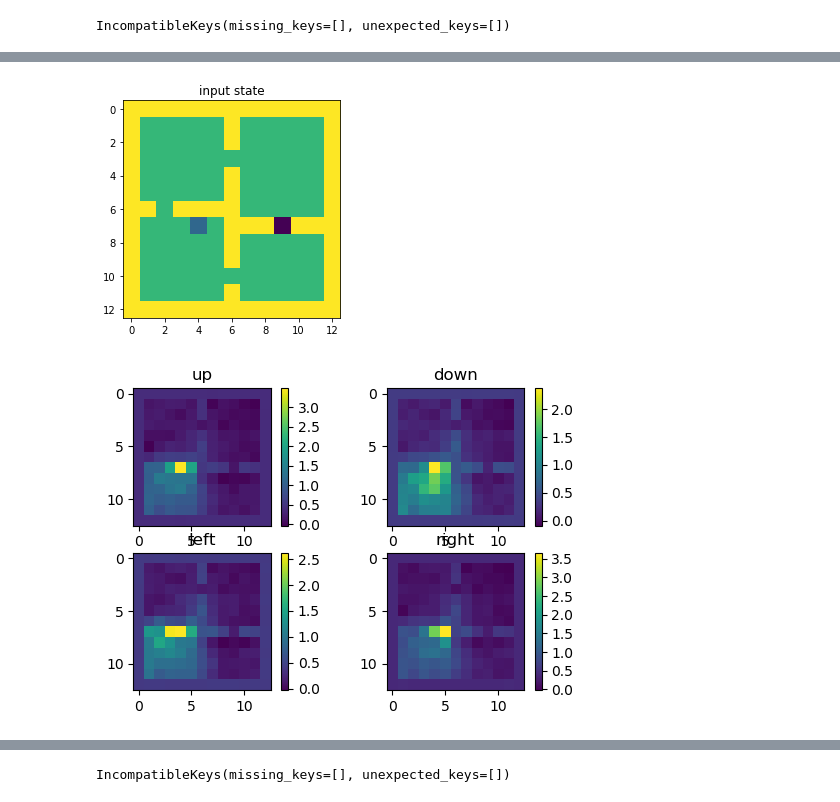
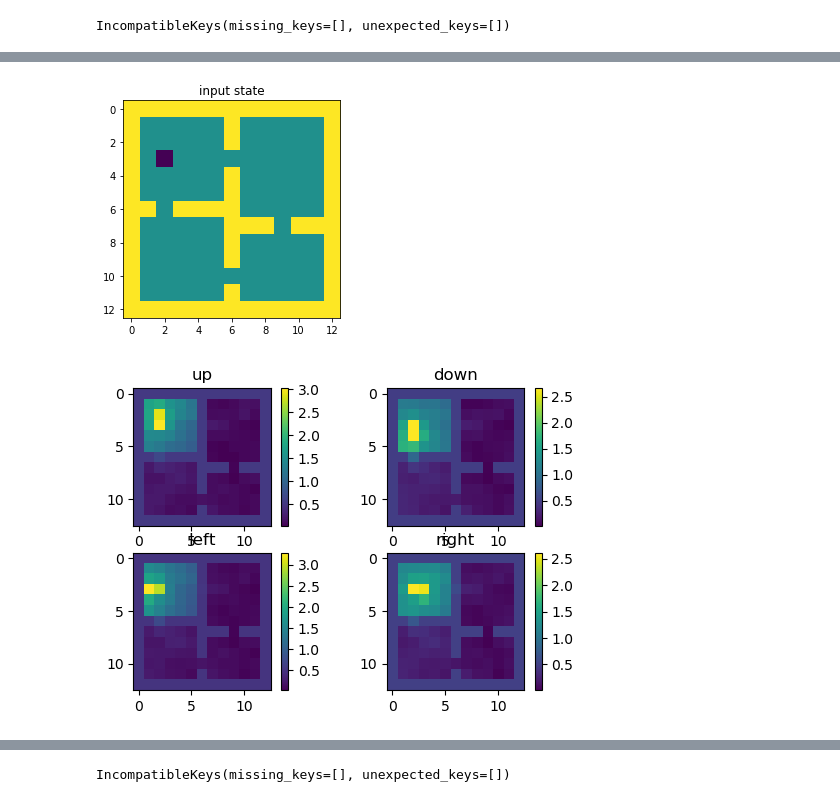
Before and after one commit to psurya1994/successor-feature-representations, a Jupyter notebook: notebooks/11-visualize-apsf.ipynb, the cells around one changed output, grey strips where cells are left out. Cells and saved outputs as stored; diff of their text form; code cells hidden in the pictures.

Commit message:
Checkpoint. Before code reorg.

```diff
--- a/notebooks/11-visualize-apsf.ipynb
+++ b/notebooks/11-visualize-apsf.ipynb
@@ -25,9 +25,9 @@ def avdsr_feature(**kwargs):
     config.c = 1
 
     config.optimizer_fn = lambda params: torch.optim.RMSprop(params, 0.002)
-#     config.network_fn = lambda: SRNet(config.action_dim, SRIdentityBody(config.state_dim), hidden_units=(), config=0) #CHECK
-    config.network_fn = lambda: SRNetCNN(config.action_dim, SRIdentityBody(config.state_dim),
-                                         hidden_units=(2000,), config=0)
+    config.network_fn = lambda: SRNet(config.action_dim, SRIdentityBody(config.state_dim), hidden_units=(), config=0) #CHECK
+#     config.network_fn = lambda: SRNetCNN(config.action_dim, SRIdentityBody(config.state_dim),
+#                                          hidden_units=(2000,), config=0)
     config.replay_fn = lambda: Replay(memory_size=int(4e5), batch_size=10)
 
     config.random_action_prob = LinearSchedule(1, 1, 1e4) # CHECK
@@ -59,7 +59,7 @@ def avdsr_feature(**kwargs):
 # %%
 avdsr = avdsr_feature(game='FourRoomsMatrixNoTerm', agents=[], choice=0)
 # %%
-weights = torch.load('../storage/24-300000-avdsr.weights', map_location='cpu').state_dict()
+weights = torch.load('../storage/01-avdsr.weights', map_location='cpu').state_dict()
 avdsr.network.load_state_dict(weights,strict=True)
 # %% [output]
 IncompatibleKeys(missing_keys=[], unexpected_keys=[])
@@ -75,28 +77,28 @@ plt.show()
 # %%
 from deep_rl.component.fourrooms import *
 g = [21, 28, 84, 91]
 env = FourRoomsMatrix(layout='4rooms')
-state = env.reset(init=60)
+state = env.reset(init=g[0])
 # env = FourRoomsMatrix(layout='3rooms')
 # state = env.reset(init=40)
 # env.current_cell = (3,2)
 # state, _, _, _ = env.step(env.action_space.sample())
-plt.imshow(env.render()); plt.title('input state'), plt.show()
+plt.imshow(env.render(show_goal=False)); plt.title('input state'), plt.show()
 _, out, _ = avdsr.network(tensor(state).unsqueeze(0))
 # plt.imshow(state.reshape((13,13))), plt.show()
 
 dirs = {0: 'up', 1: 'down', 2:'left', 3:'right'}
 
 plt.figure(dpi=100)
 psi = out.detach().cpu().numpy()
 for i in range(4):
     psi_a = psi[0,i,:]
     plt.subplot(2,2,i+1)
     plt.imshow(psi_a.reshape((13,13)))
     plt.title(dirs[i])
     plt.colorbar()
 
 plt.show()
 # %% [output]
-[figure, old version]
+[figure, new version]
-[figure, old version]
+[figure, new version]
```
Also changed, not shown: parts of 3 cells of this notebook, 7 other files.
